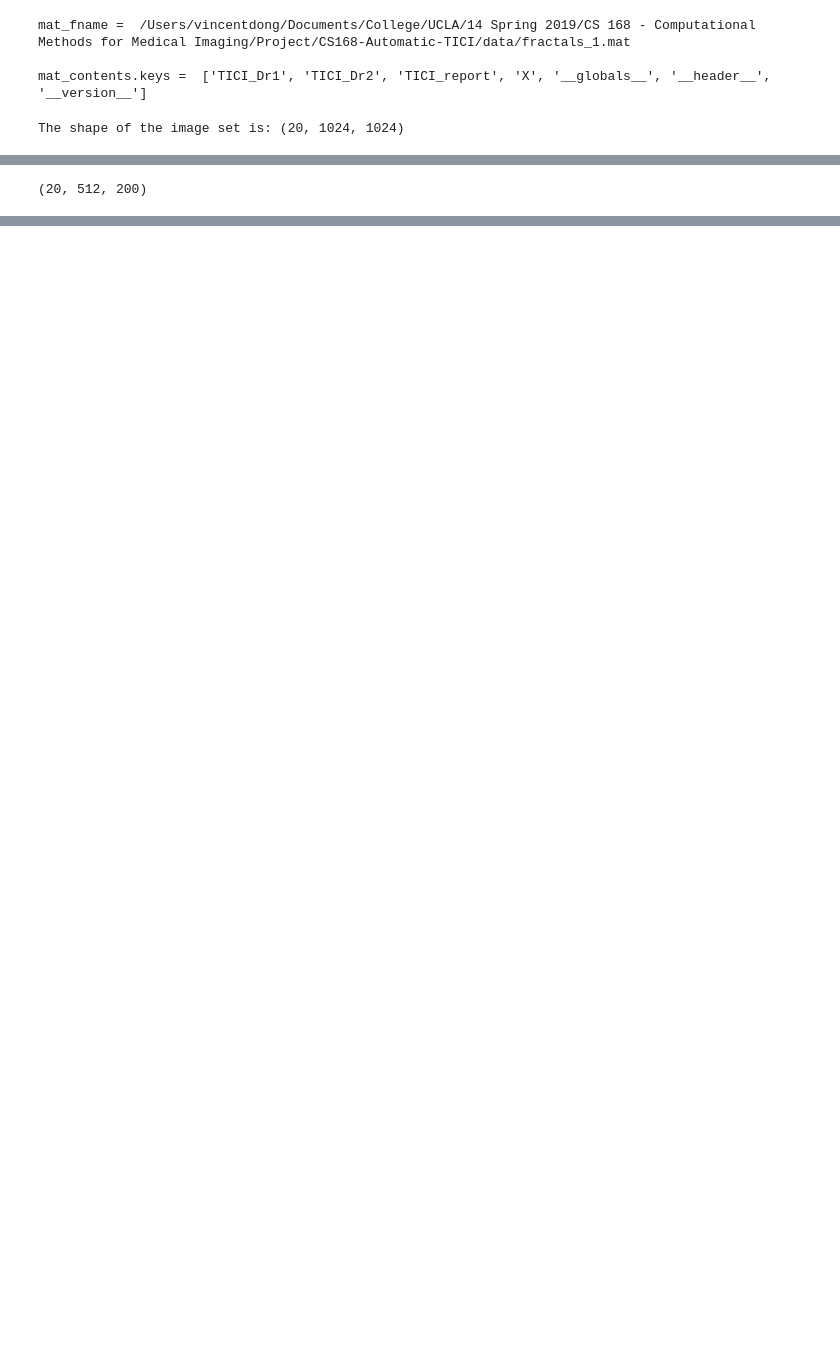
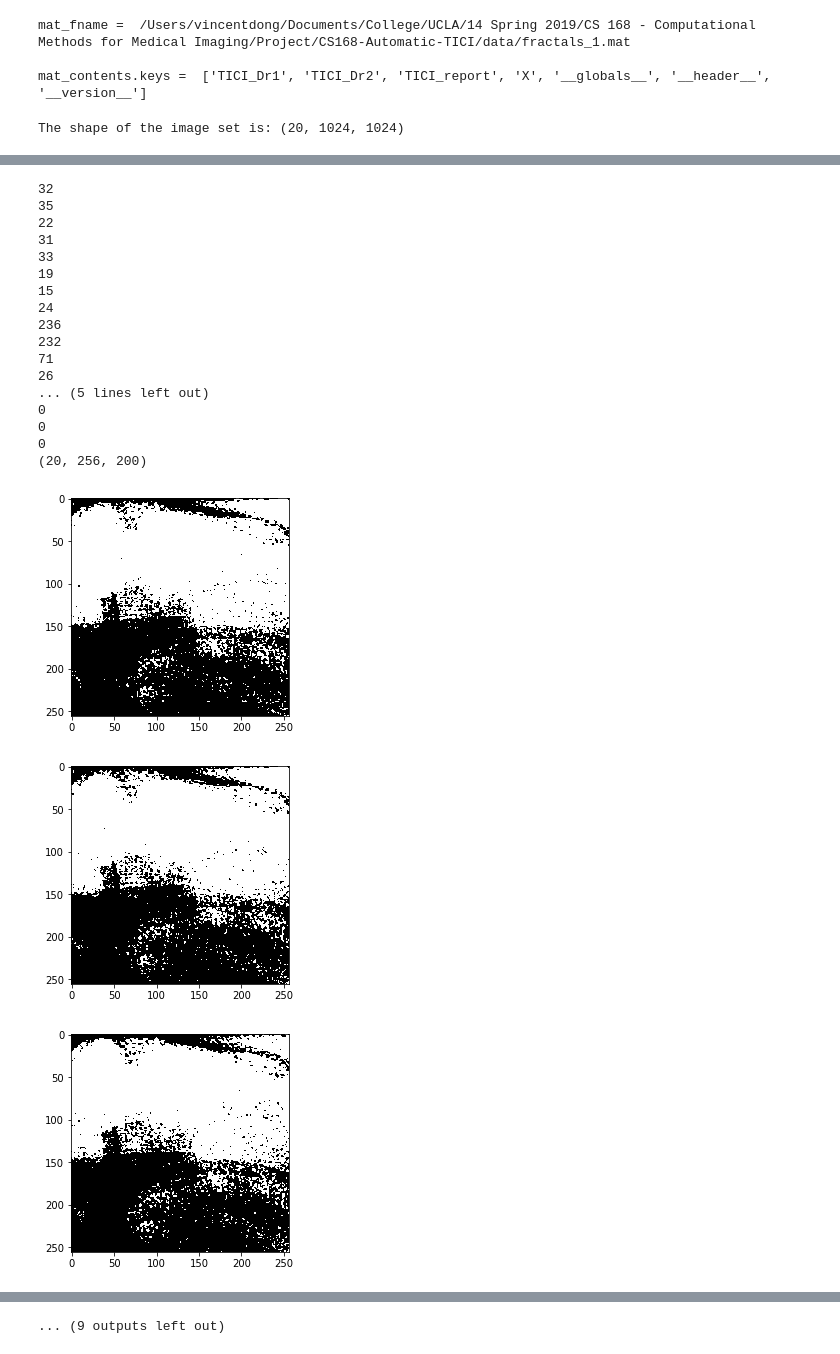
Before and after one commit to VincentD97/CS168-Automatic-TICI, a Jupyter notebook: select_feature_image.ipynb, the cells around one changed output, grey strips where cells are left out. Saved outputs shown, nothing was run; the diff lists cells and outputs as text; code cells hidden in the pictures; blank space fills up the shorter version.

```diff
--- a/select_feature_image.ipynb
+++ b/select_feature_image.ipynb
@@ -43,19 +52,43 @@ binary_image_set = gray2binary(image_set)
 min_threshold =  0.006395157874710995
 # %%
 def summarize_middle_artery(image_set):
-    # Assume all the images have the same dimensions.
+    # Assume all the images in an image set have the same dimensions.
     image_count, image_height, image_width = np.shape(image_set)
     result = []
     for image in image_set:
-        # Only consider the middle quarter of the upper half image.
-        middle_section = image[0:int(image_height/2), int(image_width*3/8):int(image_width*5/8)]
+        # Only consider the middle 1/4 of the upper 1/4 image.
+        middle_section = image[0:int(image_height/4), int(image_width*3/8):int(image_width*5/8)]
+        plt.figure()
+        plt.imshow(middle_section, cmap='gray')
+
         summary = np.array(list(map(all, middle_section)))
+        print(np.count_nonzero(summary))
+
         summary = np.tile(summary[:, np.newaxis], 200)
         result.append(summary)
     return np.array(result)
 
 
 middle_artery_summary_image_set = summarize_middle_artery(binary_image_set)
 print(middle_artery_summary_image_set.shape)
 # %% [output]
-(20, 512, 200)
+32
+35
+22
+31
+33
+19
+15
+24
+236
+232
+71
+26
+... (5 lines left out)
+0
+0
+0
+(20, 256, 200)
+[figure, added]
+[figure, added]
+[figure, added]
@@ -62,3 +103,4 @@ print(middle_artery_summary_image_set.shape)
+... (9 outputs left out)
 # %%
 def show_images(all_image_sets):
     if len(all_image_sets) == 0:
```
Also changed, not shown: parts of 4 cells of this notebook, 3 other files.
